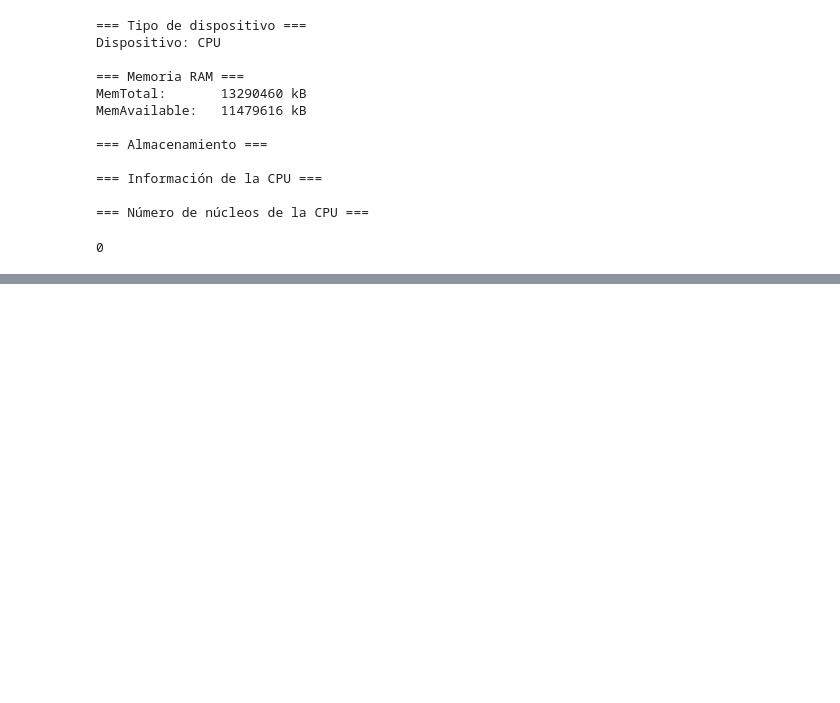
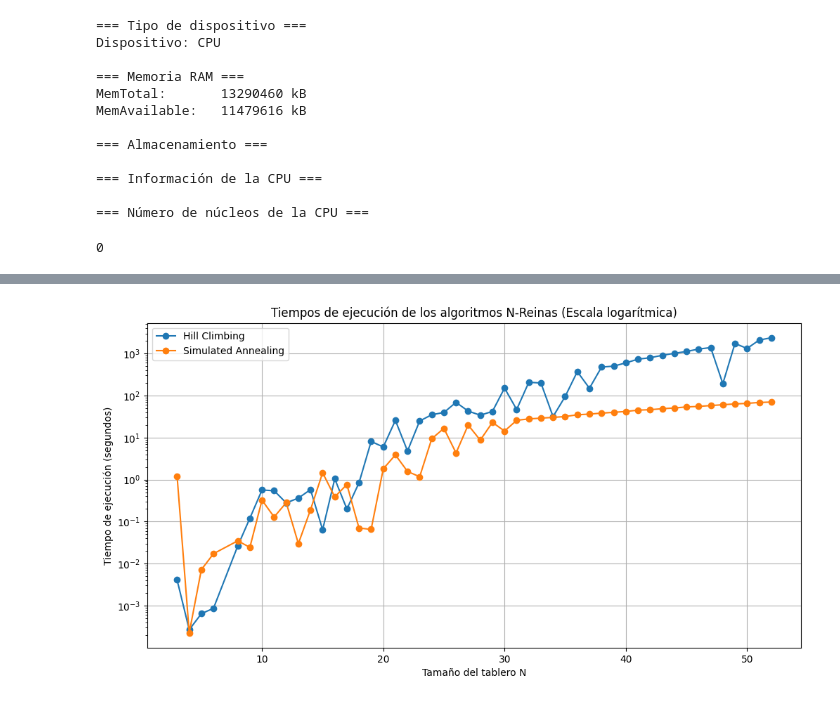
Before and after one commit to BrajanNieto/n-queens, a Jupyter notebook: IA_Fundamentals_NQueensProblem_BrajanNieto.ipynb, the cells around one changed output, grey strips where cells are left out. Cells and saved outputs as stored; diff of their text form; code cells hidden in the pictures; blank space fills up the shorter version.

```diff
--- a/IA_Fundamentals_NQueensProblem_BrajanNieto.ipynb
+++ b/IA_Fundamentals_NQueensProblem_BrajanNieto.ipynb
@@ -885,0 +949,15 @@ Solución encontrada en intento 1
+# %%
+plt.figure(figsize=(12, 6))
+
+plt.plot(df_plot['n'], df_plot['Time_HillClimbing'], marker='o', label='Hill Climbing')
+plt.plot(df_plot['n'], df_plot['Time_SimulatedAnnealing'], marker='o', label='Simulated Annealing')
+
+plt.xlabel('Tamaño del tablero N')
+plt.ylabel('Tiempo de ejecución (segundos)')
+plt.title('Tiempos de ejecución de los algoritmos N-Reinas (Escala logarítmica)')
+plt.legend()
+plt.grid(True)
+plt.yscale('log')
+plt.show()
+# %% [output]
+[figure, added]
```
Also changed, not shown: parts of 5 cells of this notebook.
